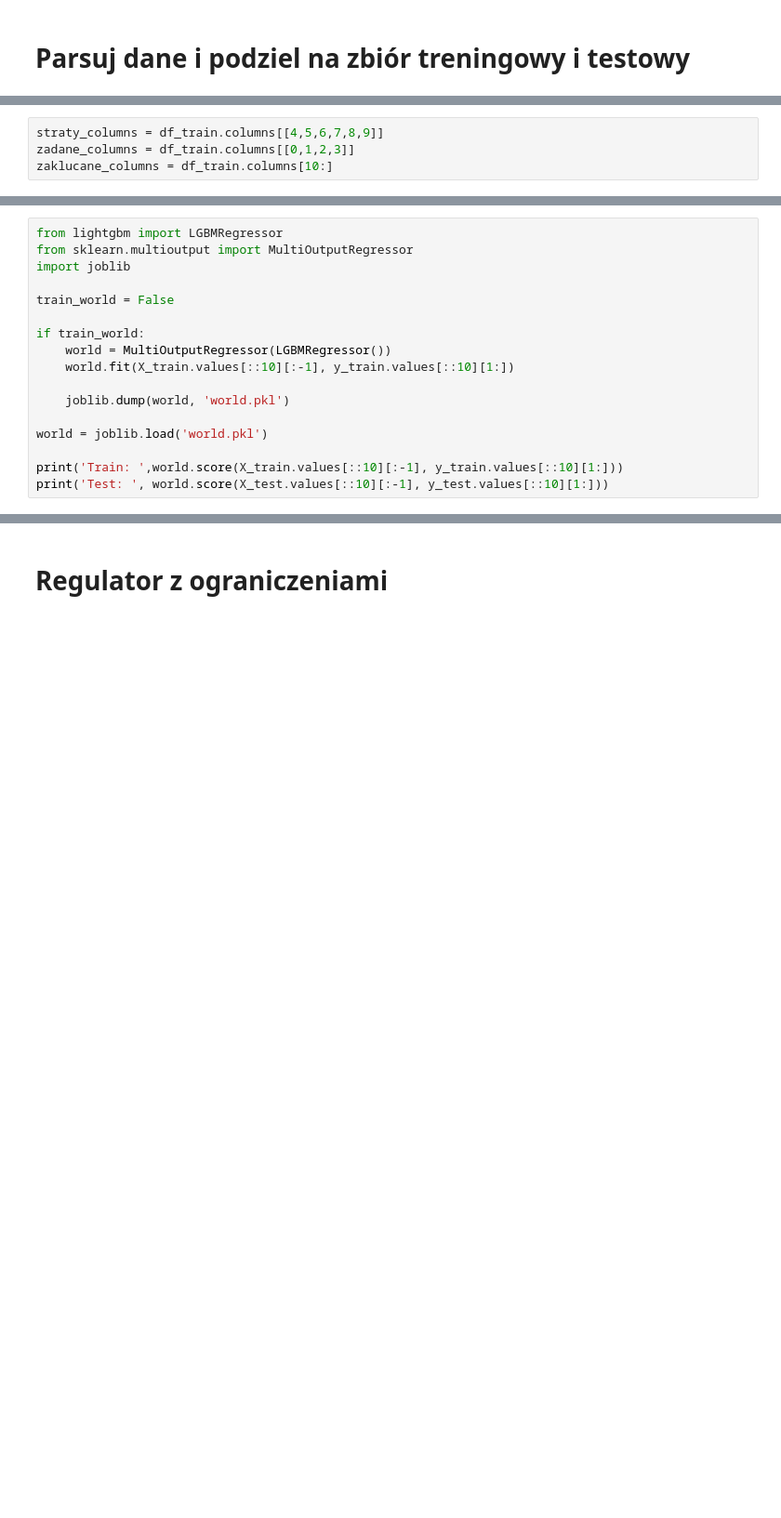
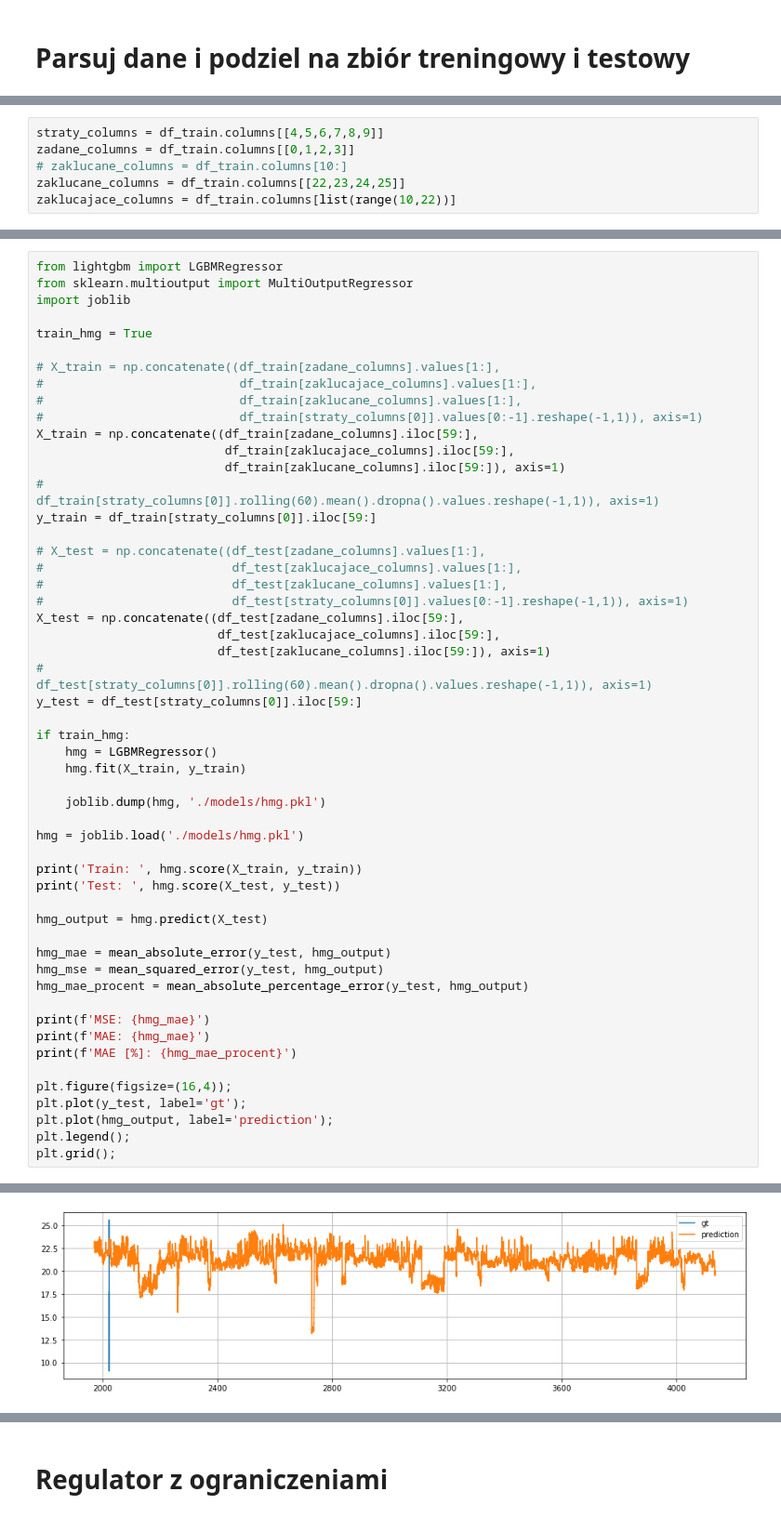
Before and after one commit to HARDCODED-PL/CuValley, a Jupyter notebook: Pipeline.ipynb, the cells around one changed output, grey strips where cells are left out. Shown at 93% size. Saved outputs shown, nothing was run; the diff lists cells and outputs as text; blank space fills up the shorter version.

```diff
--- a/Pipeline.ipynb
+++ b/Pipeline.ipynb
@@ -57,4 +78,6 @@ df_test = pd.read_hdf(f'data/test_merged.hdf')
 # %%
 straty_columns = df_train.columns[[4,5,6,7,8,9]]
 zadane_columns = df_train.columns[[0,1,2,3]]
-zaklucane_columns = df_train.columns[10:]
+# zaklucane_columns = df_train.columns[10:]
+zaklucane_columns = df_train.columns[[22,23,24,25]]
+zaklucajace_columns = df_train.columns[list(range(10,22))]
@@ -71,16 +95,52 @@ from lightgbm import LGBMRegressor
 from sklearn.multioutput import MultiOutputRegressor
 import joblib
 
-train_world = False
+train_hmg = True
 
-if train_world:
-    world = MultiOutputRegressor(LGBMRegressor())
-    world.fit(X_train.values[::10][:-1], y_train.values[::10][1:])
+# X_train = np.concatenate((df_train[zadane_columns].values[1:],
+#                           df_train[zaklucajace_columns].values[1:],
+#                           df_train[zaklucane_columns].values[1:],
+#                           df_train[straty_columns[0]].values[0:-1].reshape(-1,1)), axis=1)
+X_train = np.concatenate((df_train[zadane_columns].iloc[59:],
+                          df_train[zaklucajace_columns].iloc[59:],
+                          df_train[zaklucane_columns].iloc[59:]), axis=1)
+#                           df_train[straty_columns[0]].rolling(60).mean().dropna().values.reshape(-1,1)), axis=1)
+y_train = df_train[straty_columns[0]].iloc[59:]
 
-    joblib.dump(world, 'world.pkl')
+# X_test = np.concatenate((df_test[zadane_columns].values[1:],
+#                          df_test[zaklucajace_columns].values[1:],
+#                          df_test[zaklucane_columns].values[1:],
+#                          df_test[straty_columns[0]].values[0:-1].reshape(-1,1)), axis=1)
+X_test = np.concatenate((df_test[zadane_columns].iloc[59:],
+                         df_test[zaklucajace_columns].iloc[59:],
+                         df_test[zaklucane_columns].iloc[59:]), axis=1)
+#                          df_test[straty_columns[0]].rolling(60).mean().dropna().values.reshape(-1,1)), axis=1)
+y_test = df_test[straty_columns[0]].iloc[59:]
 
-world = joblib.load('world.pkl')
+if train_hmg:
+    hmg = LGBMRegressor()
+    hmg.fit(X_train, y_train)
 
-print('Train: ',world.score(X_train.values[::10][:-1], y_train.values[::10][1:]))
-print('Test: ', world.score(X_test.values[::10][:-1], y_test.values[::10][1:]))
+    joblib.dump(hmg, './models/hmg.pkl')
+
+hmg = joblib.load('./models/hmg.pkl')
+
+print('Train: ', hmg.score(X_train, y_train))
+print('Test: ', hmg.score(X_test, y_test))
+
+hmg_output = hmg.predict(X_test)
+
+hmg_mae = mean_absolute_error(y_test, hmg_output)
+hmg_mse = mean_squared_error(y_test, hmg_output)
+hmg_mae_procent = mean_absolute_percentage_error(y_test, hmg_output)
+
+print(f'MSE: {hmg_mae}')
+print(f'MAE: {hmg_mae}')
+print(f'MAE [%]: {hmg_mae_procent}')
+
+plt.figure(figsize=(16,4));
+plt.plot(y_test, label='gt');
+plt.plot(hmg_output, label='prediction');
+plt.legend();
+plt.grid();
 # %% [output]
@@ -88,0 +152 @@ Test:  -0.03679137153041164
+[figure, added]
```
Also changed, not shown: parts of 25 cells of this notebook, 8 other files.
